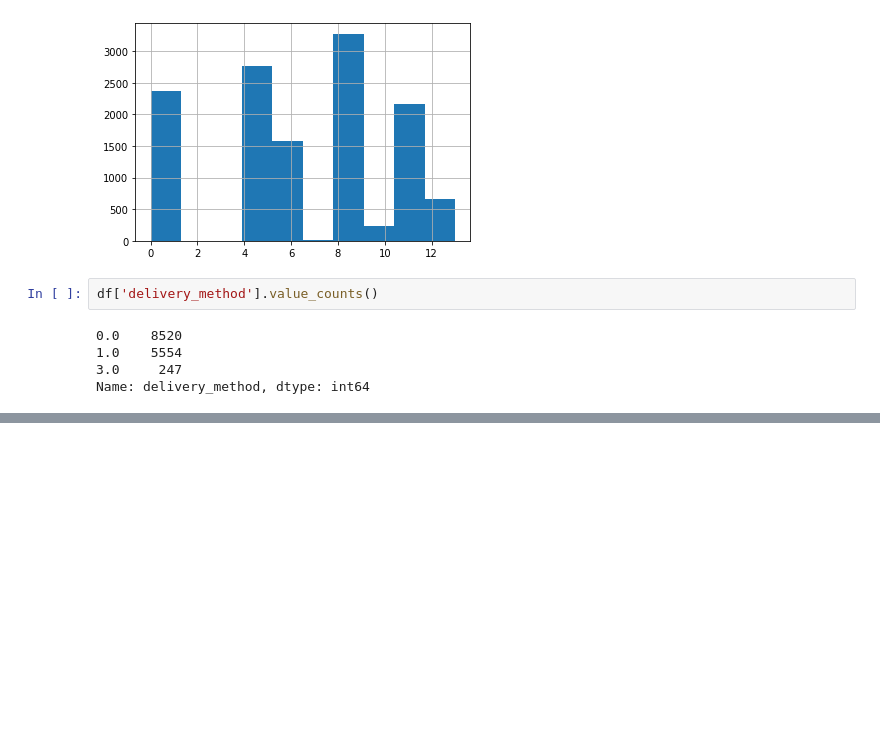
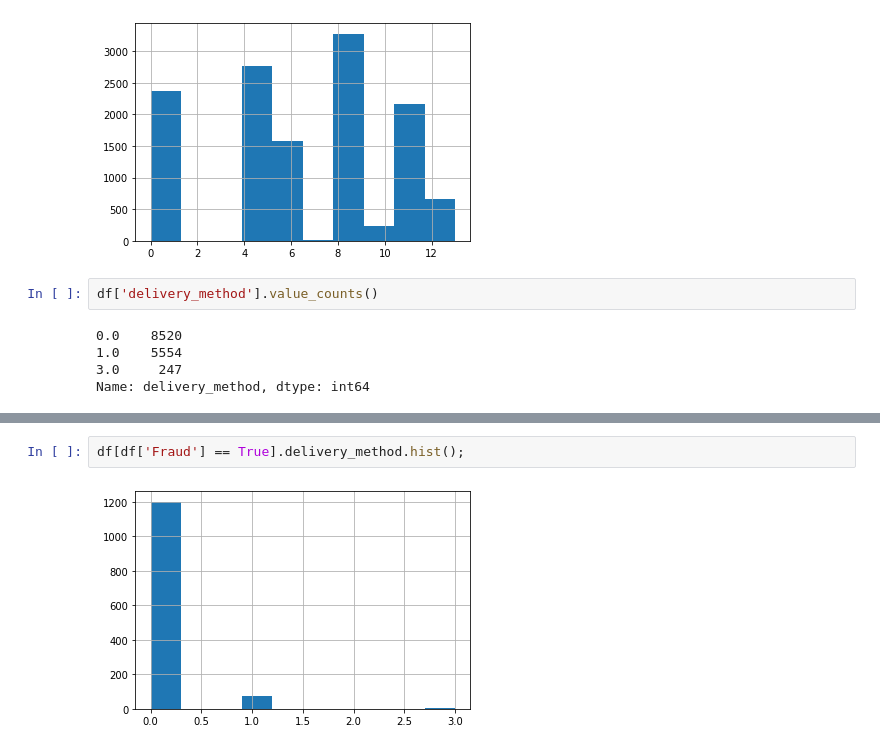
Before and after one commit to vanessapolliard/fraud-case-study, a Jupyter notebook: notebooks/tim_fraud_notebook.ipynb, the cells around one changed output, grey strips where cells are left out. Drawn from its saved outputs; the diff is of its cells as text; blank space fills up the shorter version.

```diff
--- a/notebooks/tim_fraud_notebook.ipynb
+++ b/notebooks/tim_fraud_notebook.ipynb
@@ -99,0 +105,4 @@ Name: delivery_method, dtype: int64
+# %%
+df[df['Fraud'] == True].delivery_method.hist();
+# %% [output]
+[figure, added]
```
Also changed, not shown: parts of 6 cells of this notebook, 2 other files.
